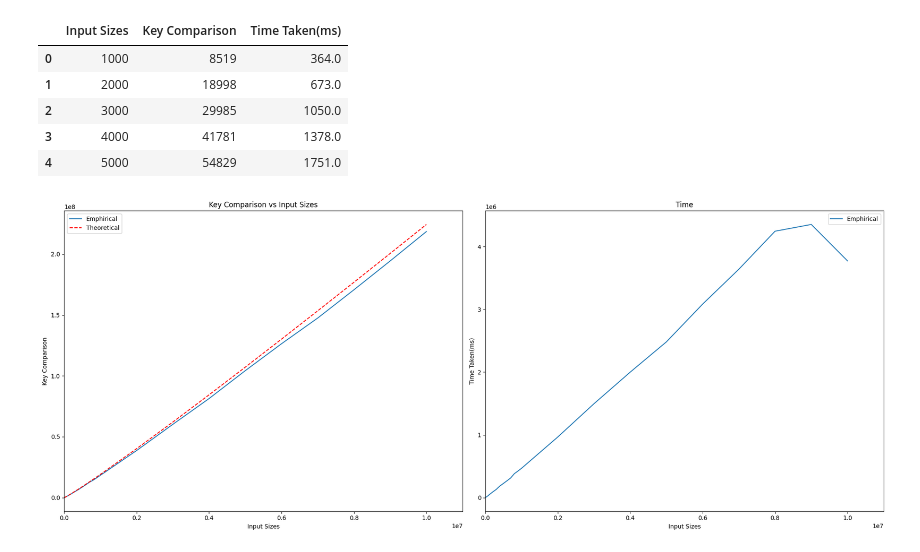
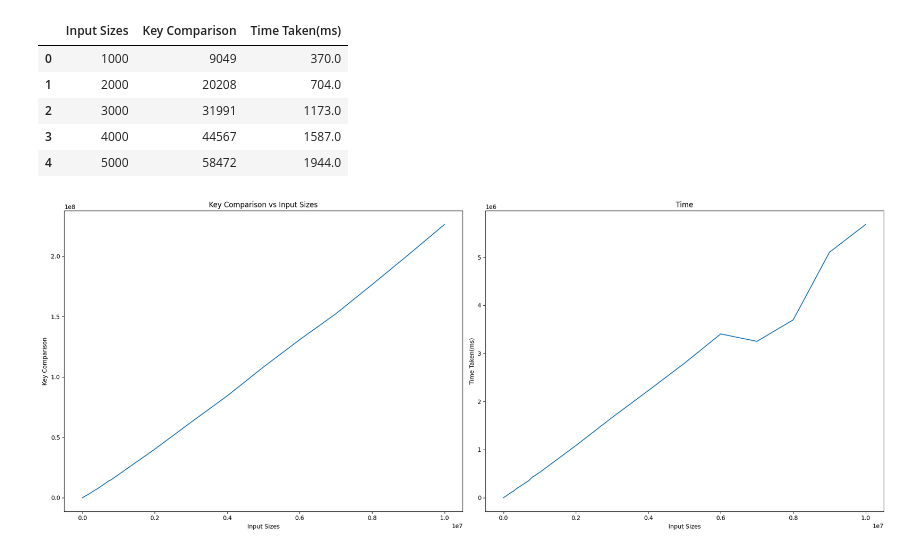
Before and after one commit to CLinnSheng/SC2001, a Jupyter notebook: Project1/src/analysis.ipynb, the cells around one changed output. Saved outputs shown, nothing was run; the diff lists cells and outputs as text; code cells hidden in the pictures.

```diff
--- a/Project1/src/analysis.ipynb
+++ b/Project1/src/analysis.ipynb
@@ -4,15 +4,15 @@ import numpy as np
 import matplotlib.pyplot as plt
 import seaborn as sb
 # %%
-df = pd.read_csv('output1.csv')
+df = pd.read_csv('new_output1.csv')
 df.head()
 # %% [output]
 |  | Input Sizes | Key Comparison | Time Taken(ms) |
-| 0 | 1000 | 8519 | 364.0 |
-| 1 | 2000 | 18998 | 673.0 |
-| 2 | 3000 | 29985 | 1050.0 |
-| 3 | 4000 | 41781 | 1378.0 |
-| 4 | 5000 | 54829 | 1751.0 |
+| 0 | 1000 | 9049 | 370.0 |
+| 1 | 2000 | 20208 | 704.0 |
+| 2 | 3000 | 31991 | 1173.0 |
+| 3 | 4000 | 44567 | 1587.0 |
+| 4 | 5000 | 58472 | 1944.0 |
 # %%
 x = df['Input Sizes']
 y = df['Key Comparison']
@@ -22,35 +23,21 @@ theoretical_values = n_values * np.log2(n_values / 10) + 1 / 4 * n_values * 10
 # %%
 f, ax = plt.subplots(1, 2, figsize=(20, 8))
-sb.lineplot(y=y, x=x, ax=ax[0], label="Emphirical")
+sb.lineplot(y=y, x=x, ax=ax[0])
 ax[0].set_title("Key Comparison vs Input Sizes")  # set title for first subplot
-
-# Plot the theoretical analysis curve
-ax[0].plot(
-    n_values, theoretical_values, label="Theoretical", linestyle="--", color="red"
-)
-ax[0].legend()  # Add a legend to the plot
 
 # line plot for time
 sb.lineplot(
     y=df['Time Taken(ms)'],
     x=x,
     ax=ax[1],  # use the second subplot
-    label="Emphirical",
 )
 ax[1].set_title("Time")  # set title for second subplot
-
-# Set x-axis limits to show from 0 to 50,000,000
-x_min = 0
-x_max = 11_000_000  # Use underscores for readability
-
-ax[0].set_xlim(x_min, x_max)
-ax[1].set_xlim(x_min, x_max)
 
 # tight layout to prevent overlapping
 plt.tight_layout()
 
 plt.show()
 # %% [output]
-[figure, old version]
+[figure, new version]
 # %%
 def theoretical(n, S):
```
Also changed, not shown: parts of 8 cells of this notebook, 2 other files.
